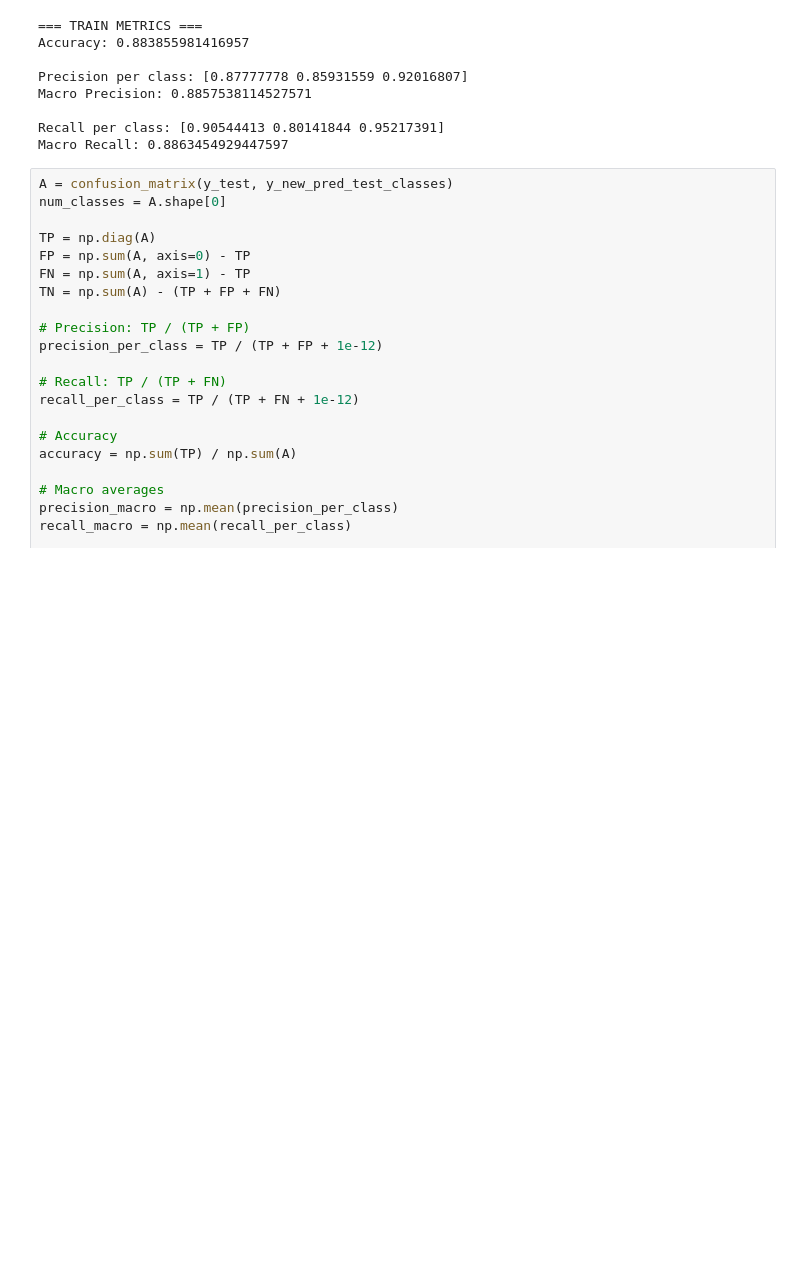
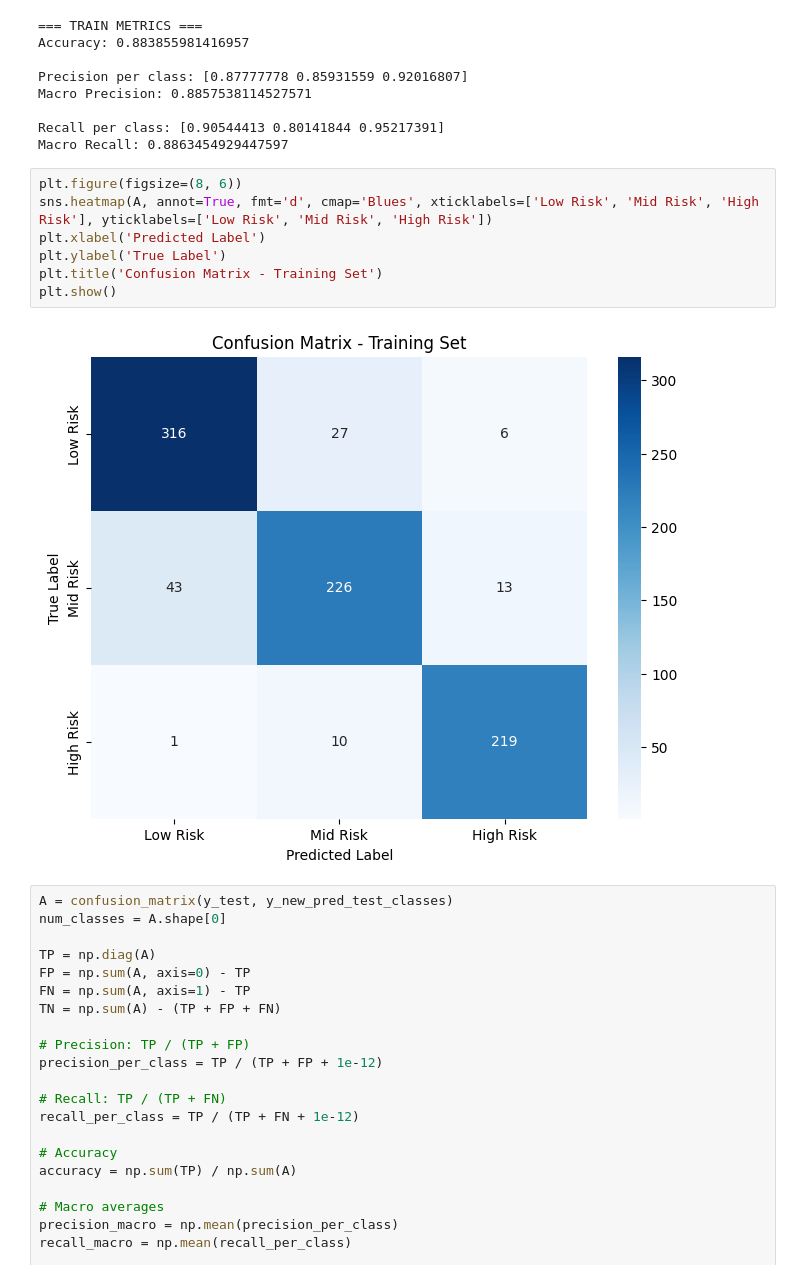
Before and after one commit to AnaSofiaHinojosa/ProyectoFinalMIA, a Jupyter notebook: test.ipynb, the cells around one changed output. Saved outputs shown, nothing was run; the diff lists cells and outputs as text; blank space fills up the shorter version.

Commit message:
confusion matrices

```diff
--- a/test.ipynb
+++ b/test.ipynb
@@ -68,6 +70,15 @@ Macro Precision: 0.8857538114527571
 
 Recall per class: [0.90544413 0.80141844 0.95217391]
 Macro Recall: 0.8863454929447597
+# %%
+plt.figure(figsize=(8, 6))
+sns.heatmap(A, annot=True, fmt='d', cmap='Blues', xticklabels=['Low Risk', 'Mid Risk', 'High Risk'], yticklabels=['Low Risk', 'Mid Risk', 'High Risk'])
+plt.xlabel('Predicted Label')
+plt.ylabel('True Label')
+plt.title('Confusion Matrix - Training Set')
+plt.show()
+# %% [output]
+[figure, added]
 # %%
 A = confusion_matrix(y_test, y_new_pred_test_classes)
 num_classes = A.shape[0]
```
Also changed, not shown: parts of 2 cells of this notebook.
